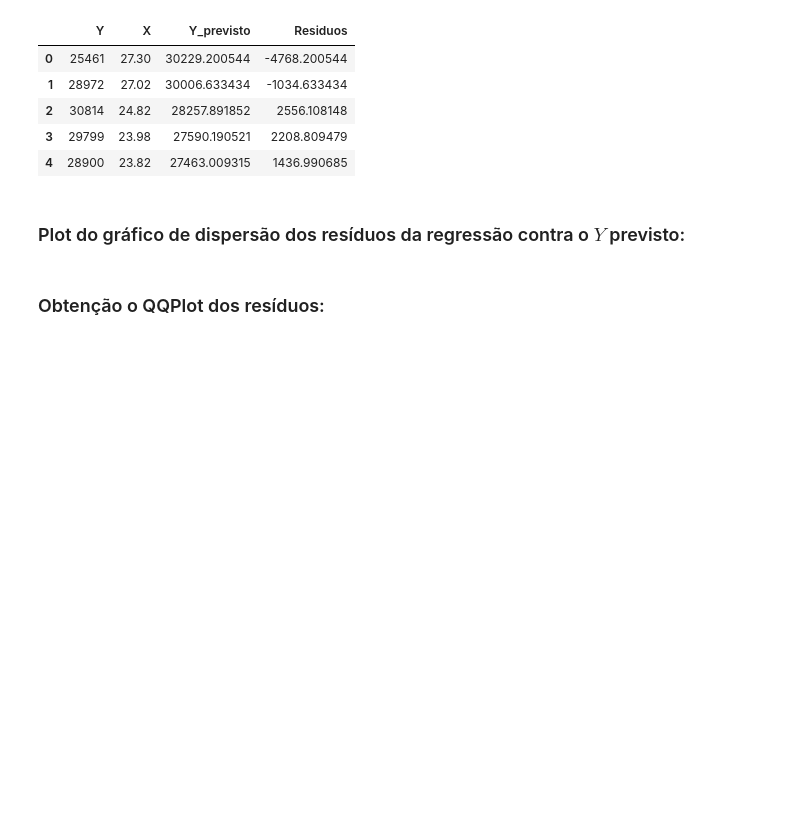
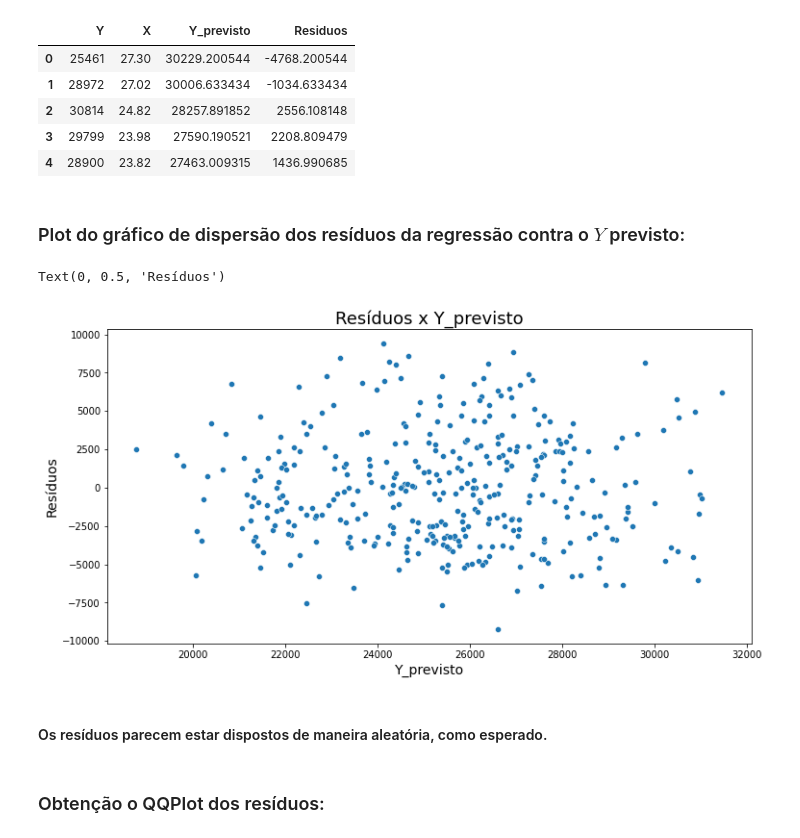
Before and after one commit to silsantos/Data-Science_Projects, a Jupyter notebook: Estatistica/Pratica3_cerveja.ipynb, the cells around one changed output. Drawn from its saved outputs; the diff is of its cells as text; code cells hidden in the pictures; blank space fills up the shorter version.

```diff
--- a/Estatistica/Pratica3_cerveja.ipynb
+++ b/Estatistica/Pratica3_cerveja.ipynb
@@ -173,5 +173,16 @@ dados.head()
 | 4 | 28900 | 23.82 | 27463.009315 | 1436.990685 |
 # %% [markdown]
 ### Plot do gráfico de dispersão dos resíduos da regressão contra o $Y$ previsto:
+# %%
+ax = sns.scatterplot(x = dados['Y_previsto'], y = dados['Residuos'])
+ax.figure.set_size_inches(12,6)
+ax.set_title('Resíduos x Y_previsto', fontsize = 18)
+ax.set_xlabel('Y_previsto', fontsize = 14)
+ax.set_ylabel('Resíduos', fontsize = 14)
+# %% [output]
+Text(0, 0.5, 'Resíduos')
+[figure, added]
+# %% [markdown]
+#### Os resíduos parecem estar dispostos de maneira aleatória, como esperado.
 # %% [markdown]
 ### Obtenção o QQPlot dos resíduos:
```
Also changed, not shown: parts of 8 cells of this notebook.
